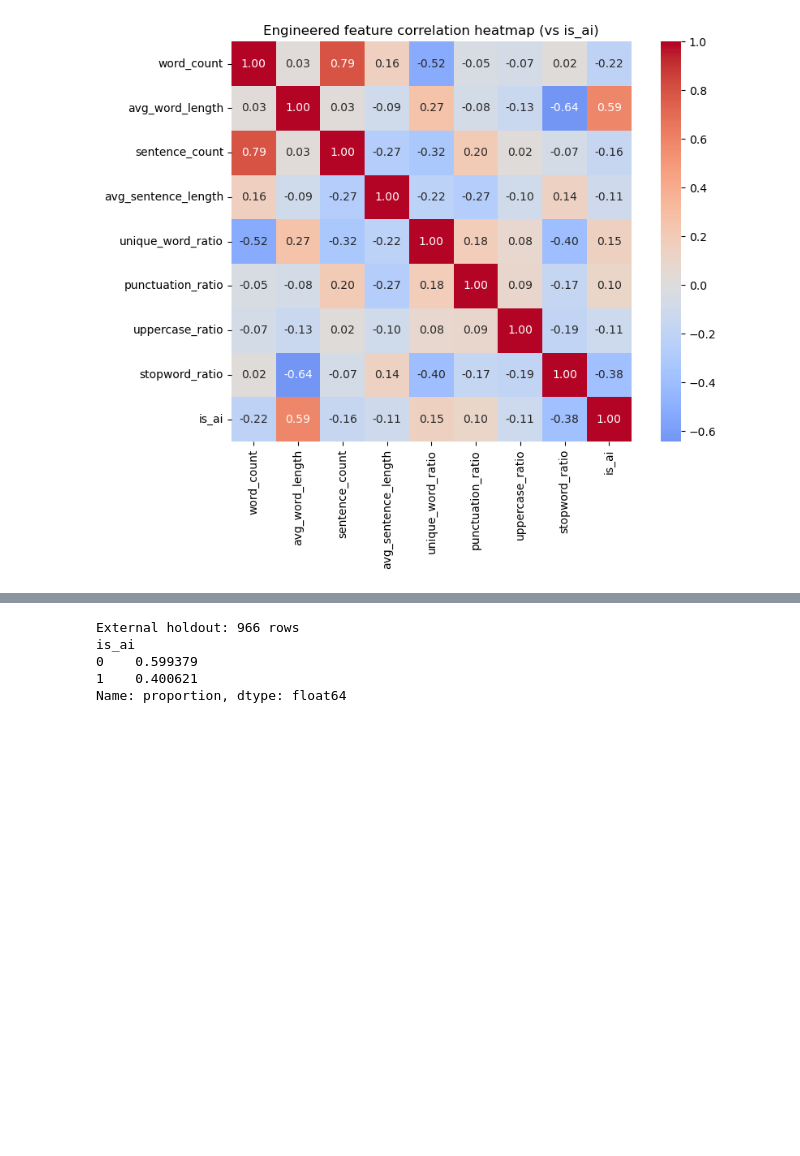
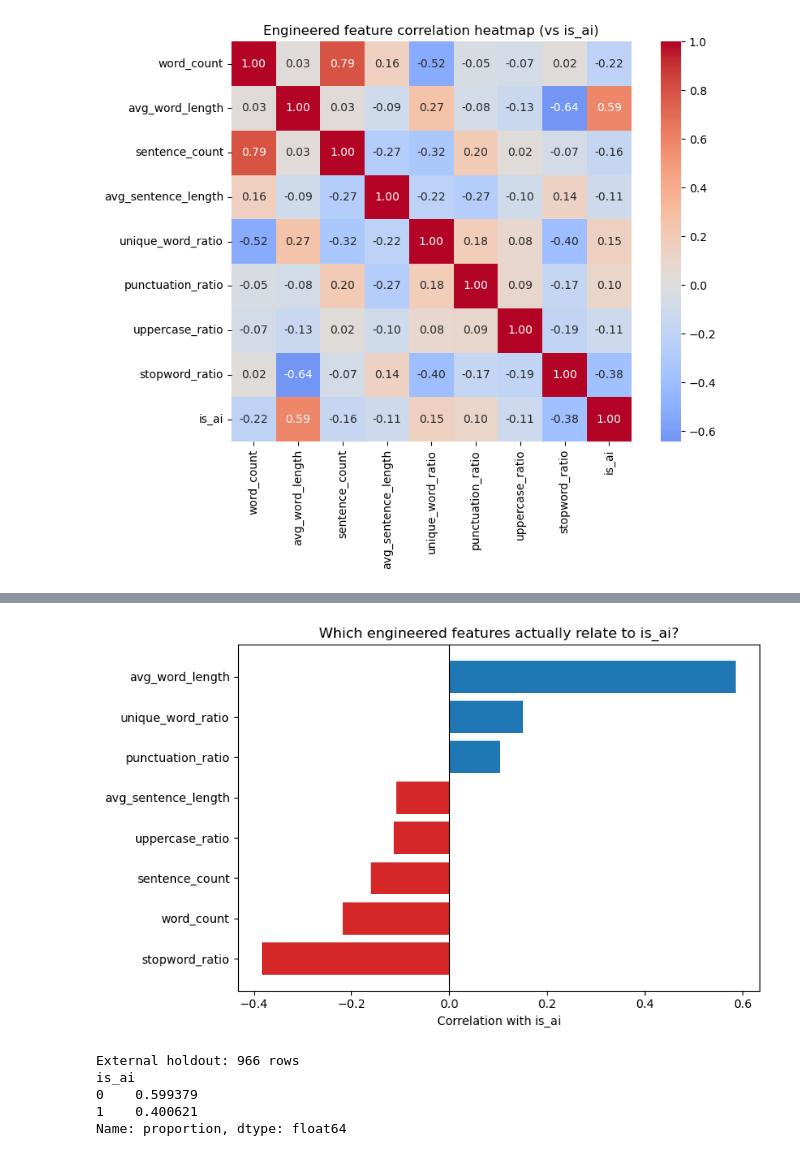
Before and after one commit to 105956658/COS30049-Group2-AI_Governance, a Jupyter notebook: eda.ipynb, the cells around one changed output, grey strips where cells are left out. Drawn from its saved outputs; the diff is of its cells as text; code cells hidden in the pictures; blank space fills up the shorter version.

```diff
--- a/eda.ipynb
+++ b/eda.ipynb
@@ -395,3 +423,16 @@ plt.show()
+# %%
+is_ai_corr = corr['is_ai'].drop('is_ai').sort_values()
+
+fig, ax = plt.subplots(figsize=(8, 5))
+colors = ['tab:red' if v < 0 else 'tab:blue' for v in is_ai_corr.values]
+ax.barh(is_ai_corr.index, is_ai_corr.values, color=colors)
+ax.axvline(0, color='black', linewidth=0.8)
+ax.set_xlabel('Correlation with is_ai')
+ax.set_title('Which engineered features actually relate to is_ai?')
+plt.tight_layout()
+plt.show()
+# %% [output]
+[figure, added]
 # %%
 # Step 6: prepare the 2026 set as a holdout
 df_2026_holdout = df_ai_2026[['text', 'is_ai']].copy()
```
Also changed, not shown: parts of 2 cells of this notebook.
